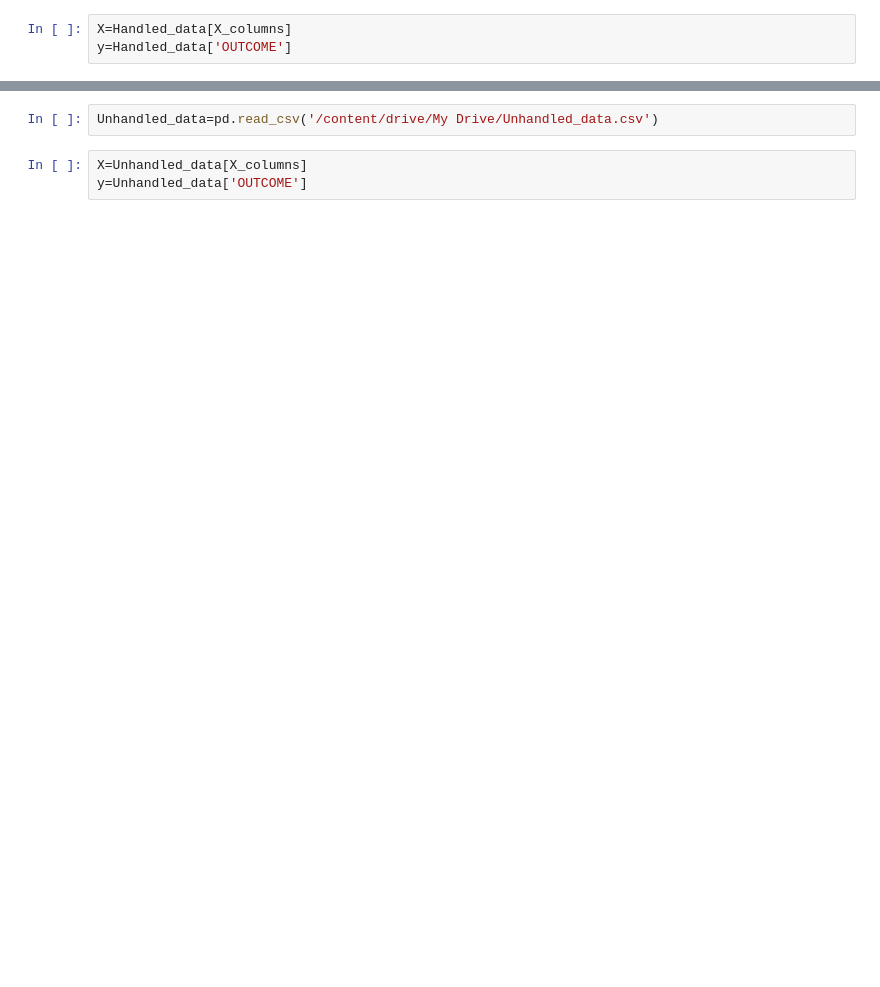
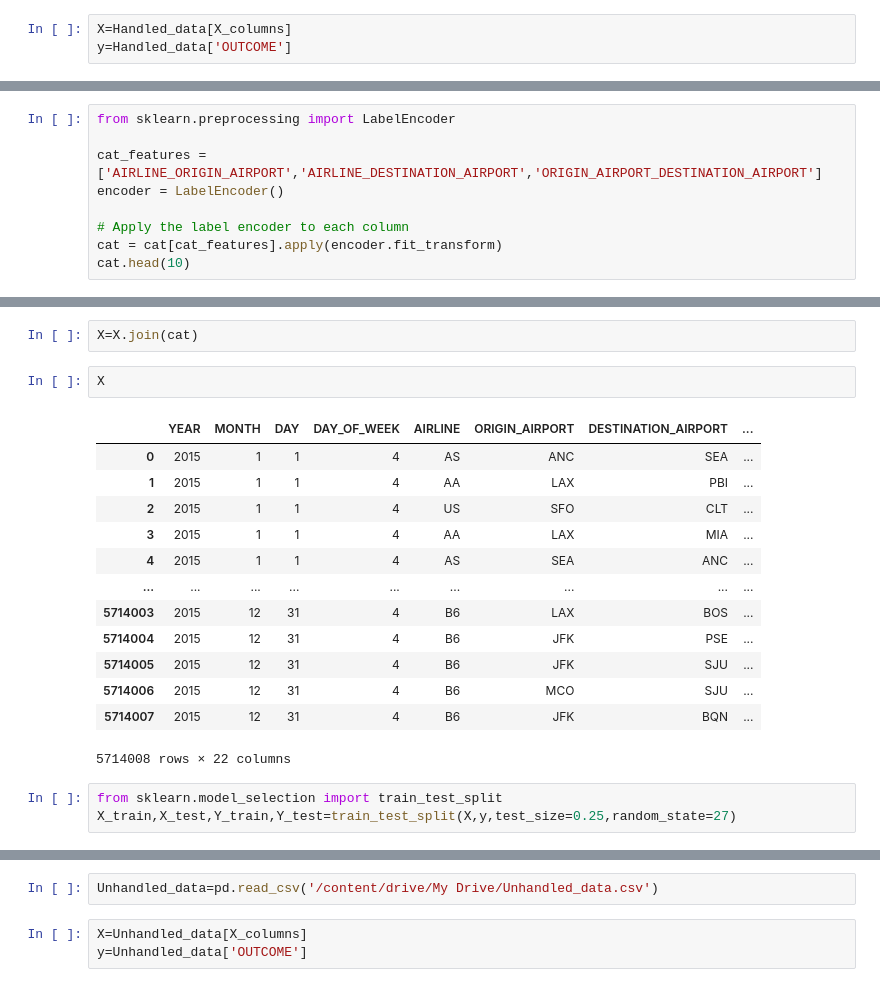
Before and after one commit to bchaithanyasai/PredictLateArrivalsPaper, a Jupyter notebook: Models.ipynb, the cells around one changed output, grey strips where cells are left out. Saved outputs shown, nothing was run; the diff lists cells and outputs as text; blank space fills up the shorter version.

```diff
--- a/Models.ipynb
+++ b/Models.ipynb
@@ -472,0 +507,9 @@ y=Handled_data['OUTCOME']
+# %%
+from sklearn.preprocessing import LabelEncoder
+
+cat_features = ['AIRLINE_ORIGIN_AIRPORT','AIRLINE_DESTINATION_AIRPORT','ORIGIN_AIRPORT_DESTINATION_AIRPORT']
+encoder = LabelEncoder()
+
+# Apply the label encoder to each column
+cat = cat[cat_features].apply(encoder.fit_transform)
+cat.head(10)
@@ -472,0 +528,21 @@ y=Handled_data['OUTCOME']
+# %%
+X=X.join(cat)
+# %%
+X
+# %% [output]
+|  | YEAR | MONTH | DAY | DAY_OF_WEEK | AIRLINE | ORIGIN_AIRPORT | DESTINATION_AIRPORT | ... |
+| 0 | 2015 | 1 | 1 | 4 | AS | ANC | SEA | ... |
+| 1 | 2015 | 1 | 1 | 4 | AA | LAX | PBI | ... |
+| 2 | 2015 | 1 | 1 | 4 | US | SFO | CLT | ... |
+| 3 | 2015 | 1 | 1 | 4 | AA | LAX | MIA | ... |
+| 4 | 2015 | 1 | 1 | 4 | AS | SEA | ANC | ... |
+| ... | ... | ... | ... | ... | ... | ... | ... | ... |
+| 5714003 | 2015 | 12 | 31 | 4 | B6 | LAX | BOS | ... |
+| 5714004 | 2015 | 12 | 31 | 4 | B6 | JFK | PSE | ... |
+| 5714005 | 2015 | 12 | 31 | 4 | B6 | JFK | SJU | ... |
+| 5714006 | 2015 | 12 | 31 | 4 | B6 | MCO | SJU | ... |
+| 5714007 | 2015 | 12 | 31 | 4 | B6 | JFK | BQN | ... |
+5714008 rows × 22 columns
+# %%
+from sklearn.model_selection import train_test_split
+X_train,X_test,Y_train,Y_test=train_test_split(X,y,test_size=0.25,random_state=27)
```
Also changed, not shown: parts of 52 cells of this notebook.
